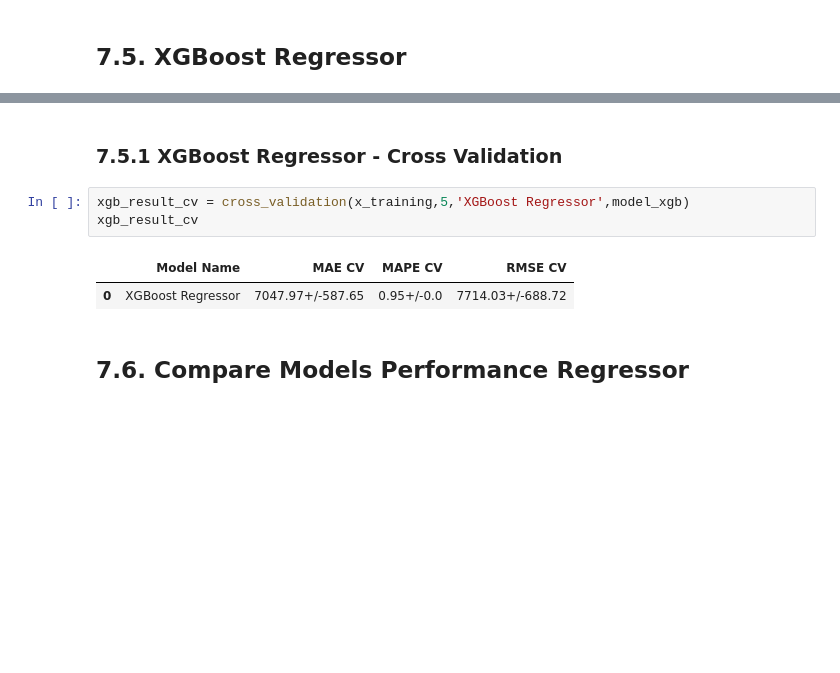
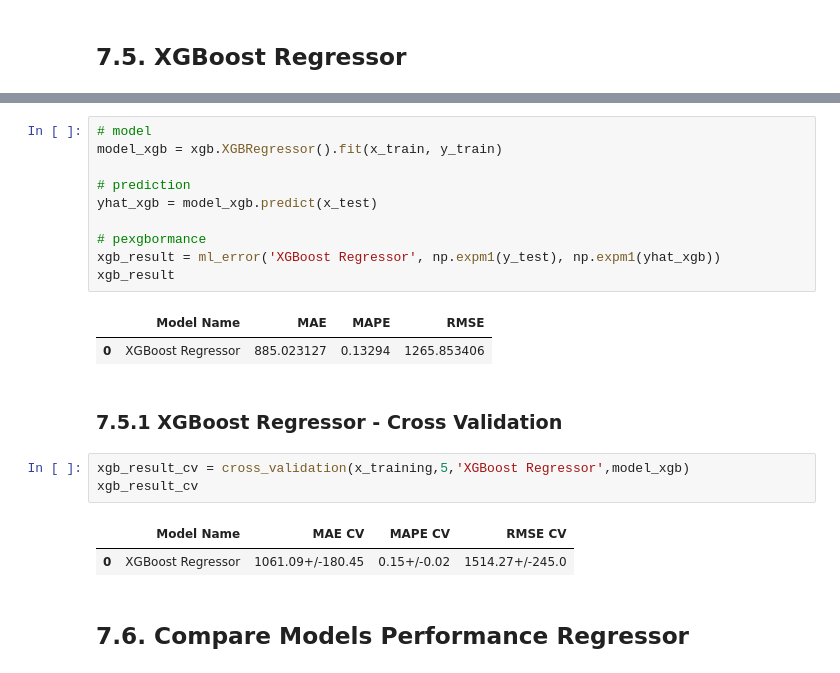
Before and after one commit to Nagatoh/portfolio_data_science, a Jupyter notebook: rossman_predict_sales/notebooks/c01_hcnf_store_sales_prediction.ipynb, the cells around one changed output, grey strips where cells are left out. Saved outputs shown, nothing was run; the diff lists cells and outputs as text; blank space fills up the shorter version.

```diff
--- a/rossman_predict_sales/notebooks/c01_hcnf_store_sales_prediction.ipynb
+++ b/rossman_predict_sales/notebooks/c01_hcnf_store_sales_prediction.ipynb
@@ -1262,3 +1209,16 @@ xgb_result
+# %%
+# model
+model_xgb = xgb.XGBRegressor().fit(x_train, y_train)
+
+# prediction
+yhat_xgb = model_xgb.predict(x_test)
+
+# pexgbormance
+xgb_result = ml_error('XGBoost Regressor', np.expm1(y_test), np.expm1(yhat_xgb))
+xgb_result
+# %% [output]
+|  | Model Name | MAE | MAPE | RMSE |
+| 0 | XGBoost Regressor | 885.023127 | 0.13294 | 1265.853406 |
 # %% [markdown]
 ### 7.5.1 XGBoost Regressor - Cross Validation
 # %%
@@ -1266,7 +1226,7 @@ xgb_result_cv = cross_validation(x_training,5,'XGBoost Regressor',model_xgb)
 xgb_result_cv
 # %% [output]
 |  | Model Name | MAE CV | MAPE CV | RMSE CV |
-| 0 | XGBoost Regressor | 7047.97+/-587.65 | 0.95+/-0.0 | 7714.03+/-688.72 |
+| 0 | XGBoost Regressor | 1061.09+/-180.45 | 0.15+/-0.02 | 1514.27+/-245.0 |
 # %% [markdown]
 ## 7.6. Compare Models Performance Regressor
 # %% [markdown]
```
Also changed, not shown: parts of 27 cells of this notebook, 13 other files.
